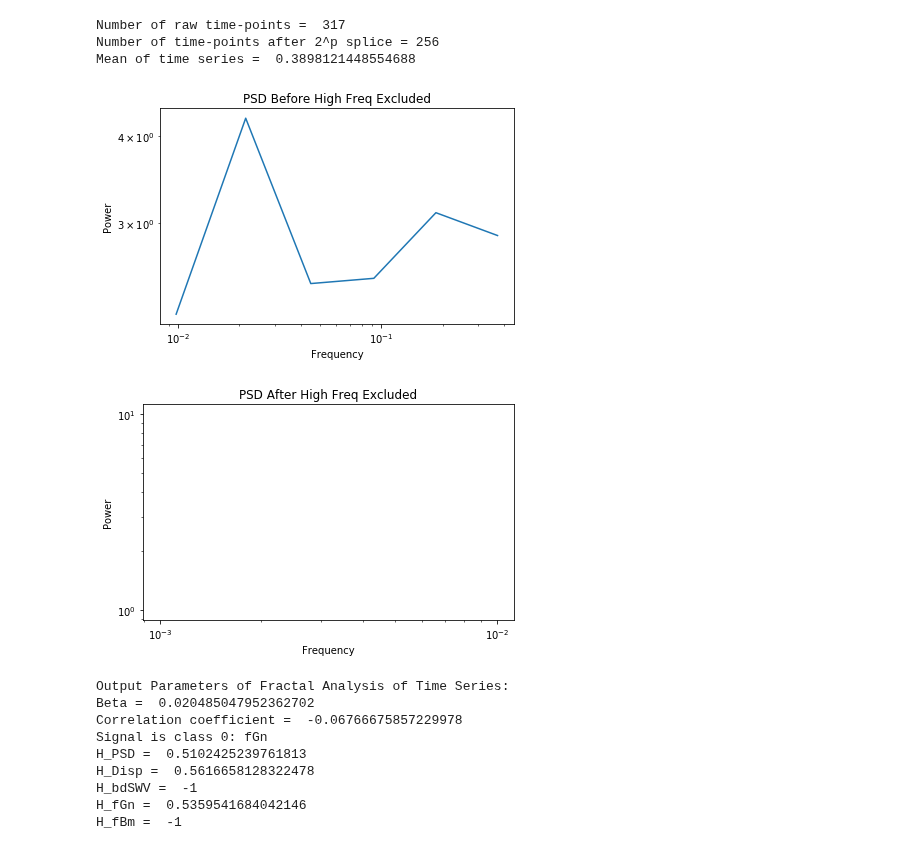
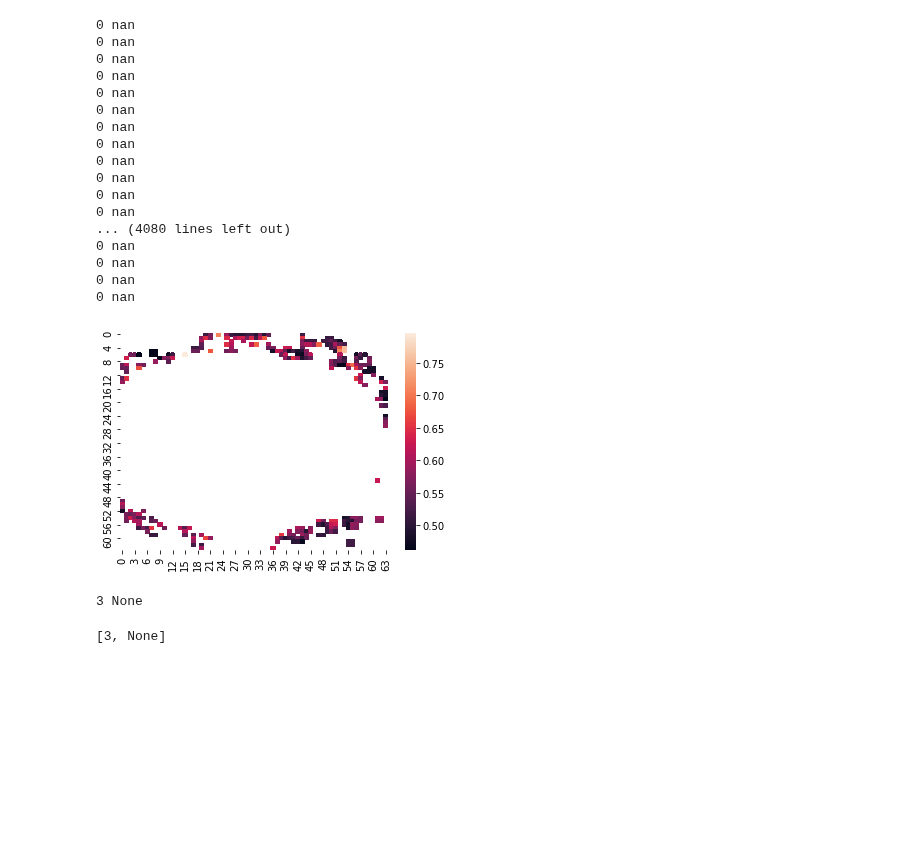
Before and after one commit to WeberLab/FractalDimension, a Jupyter notebook: Eke_Fractool_Python.ipynb, the cells around one changed output. Cells and saved outputs as stored; diff of their text form; code cells hidden in the pictures; blank space fills up the shorter version.

Commit message:
Added slice to run code on

```diff
--- a/Eke_Fractool_Python.ipynb
+++ b/Eke_Fractool_Python.ipynb
@@ -0,0 +1,56 @@
+# %%
+import os
+import nibabel as nib
+import numpy as np
+import seaborn as sns
+
+#load sample slice and convert to np array
+example_slice = 'SCI_Pilot_08/SCI_Pilot_08_fMRI_Slice.nii.gz'
+slice_img = nib.load(example_slice, mmap=False)
+slice_array = slice_img.get_fdata()
+slice_sq = np.squeeze(slice_array)
+#images of slice:
+#imgplot = plt.imshow(slice_sq[:,:,1])
+#imgplot = plt.imshow(slice_sq[:,:,1],cmap='Greys',  interpolation='nearest')
+
+#initialize empty output arrays and for-loop ranges
+[N1,N2,_,_] = slice_array.shape
+Hurst = np.zeros((N1,N2))
+Class = np.zeros((N1,N2))
+row = np.arange(0,N1)
+column = np.arange(0,N2)
+
+#gets Hurst coefficient and class for every pixel in slice
+for i in row:
+    for j in column:
+        rawbold = (slice_sq[i,j,:])
+        output = FracTool(rawbold)
+        Class[i,j] = output[0]
+        Hurst[i,j] = output[1]
+
+#heat map of hurst and class
+Hurst_map = sns.heatmap(Hurst)
+#Class_map = sns.heatmap(Class)
+
+#test on one voxel
+#print(slice_sq[13,0,:])
+#FracTool(slice_sq[13,0,:])
+# %% [output]
+0 nan
+0 nan
+0 nan
+0 nan
+0 nan
+0 nan
+0 nan
+0 nan
+0 nan
+0 nan
+0 nan
+0 nan
+... (4080 lines left out)
+0 nan
+0 nan
+0 nan
+0 nan
+[figure, added]
@@ -16,7 +451,7 @@ noclass_sample_T = np.reshape(noclass_sample,(noclass_sample.size, 1))
 
 
 #functioncall
-FracTool(fgn_sample_T)
+#FracTool(fgn_sample_T)
 
 
 #Loads fbm signal of known Hurst coeffecient
@@ -25,19 +460,7 @@ fBm_knownH = np.loadtxt(fname="Test_Signals/sig_fbm_knownH.csv", delimiter =",")
 #turn 1D array into 2D array and transpose so single column vector
 fBm_knownH_T = np.reshape(fBm_knownH,(fBm_knownH.size, 1))
 #function call
-#FracTool(fBm_knownH_T)
+FracTool(fBm_knownH_T)
 # %% [output]
-Number of raw time-points =  317
-Number of time-points after 2^p splice = 256
-Mean of time series =  0.3898121448554688
+3 None
-[figure, removed]
-[figure, removed]
-Output Parameters of Fractal Analysis of Time Series:
-Beta =  0.020485047952362702
-Correlation coefficient =  -0.06766675857229978
-Signal is class 0: fGn
-H_PSD =  0.5102425239761813
-H_Disp =  0.5616658128322478
-H_bdSWV =  -1
-H_fGn =  0.5359541684042146
-H_fBm =  -1
+[3, None]
```
Also changed, not shown: parts of 2 cells of this notebook.
